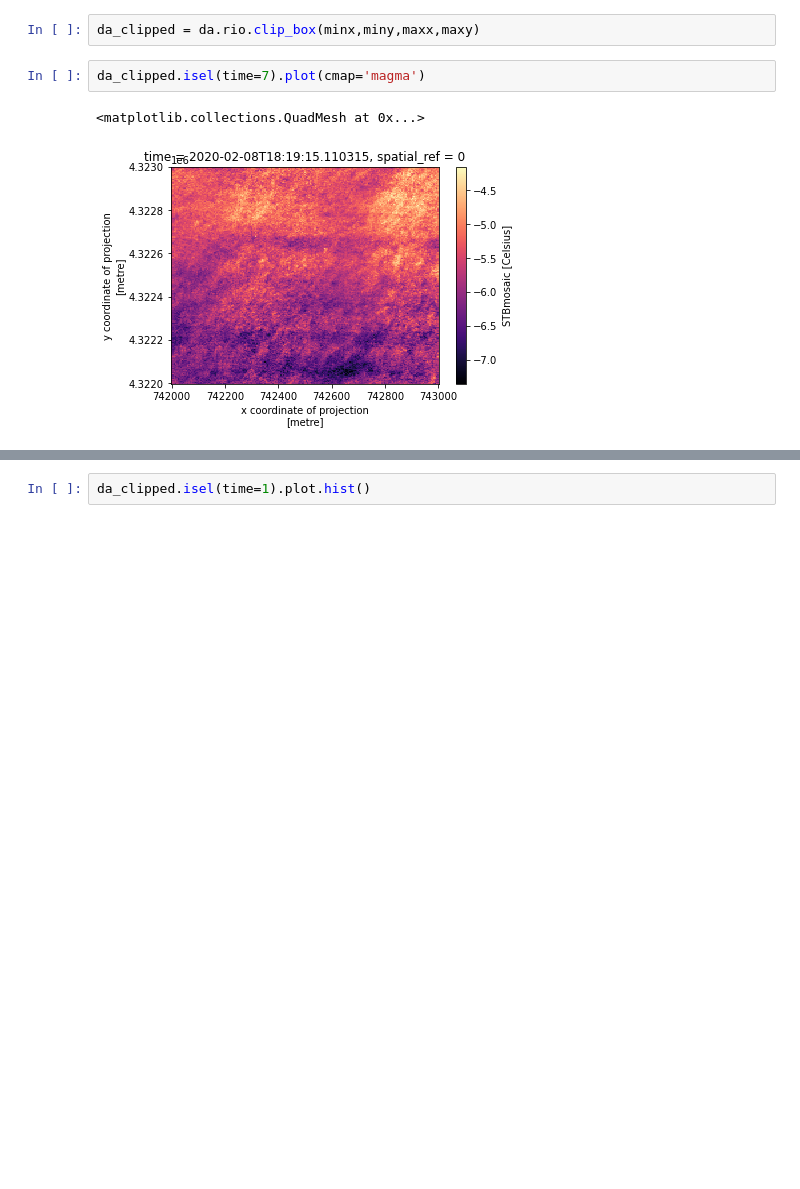
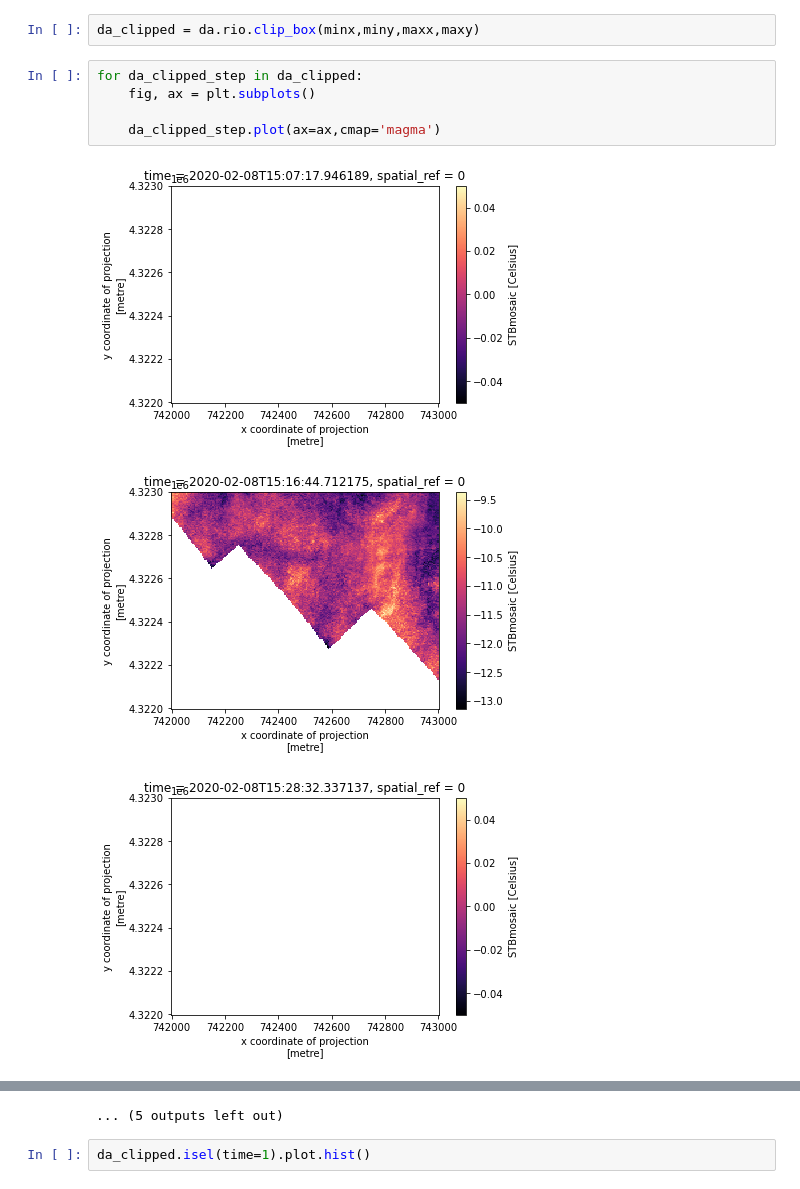
Before and after one commit to snowex-hackweek/hot-pow, a Jupyter notebook: contributors/Steven_Pestana/airborne_ir_timeseries.ipynb, the cells around one changed output, grey strips where cells are left out. Drawn from its saved outputs; the diff is of its cells as text; blank space fills up the shorter version.

Commit message:
Add timestep plots

```diff
--- a/contributors/Steven_Pestana/airborne_ir_timeseries.ipynb
+++ b/contributors/Steven_Pestana/airborne_ir_timeseries.ipynb
@@ -115,8 +117,12 @@ maxx = 743000
 maxy = 4323000
 # %%
 da_clipped = da.rio.clip_box(minx,miny,maxx,maxy)
-# %%
-da_clipped.isel(time=7).plot(cmap='magma')
-# %% [output]
-<matplotlib.collections.QuadMesh at 0x...>
-[figure, removed]
+# %%
+for da_clipped_step in da_clipped:
+    fig, ax = plt.subplots()
+
+    da_clipped_step.plot(ax=ax,cmap='magma')
+# %% [output]
+[figure, added]
+[figure, added]
+[figure, added]
@@ -123,3 +138,4 @@ da_clipped.isel(time=7).plot(cmap='magma')
+... (5 outputs left out)
 # %%
 da_clipped.isel(time=1).plot.hist()
 # %% [output]
```
Also changed, not shown: parts of 2 cells of this notebook.
